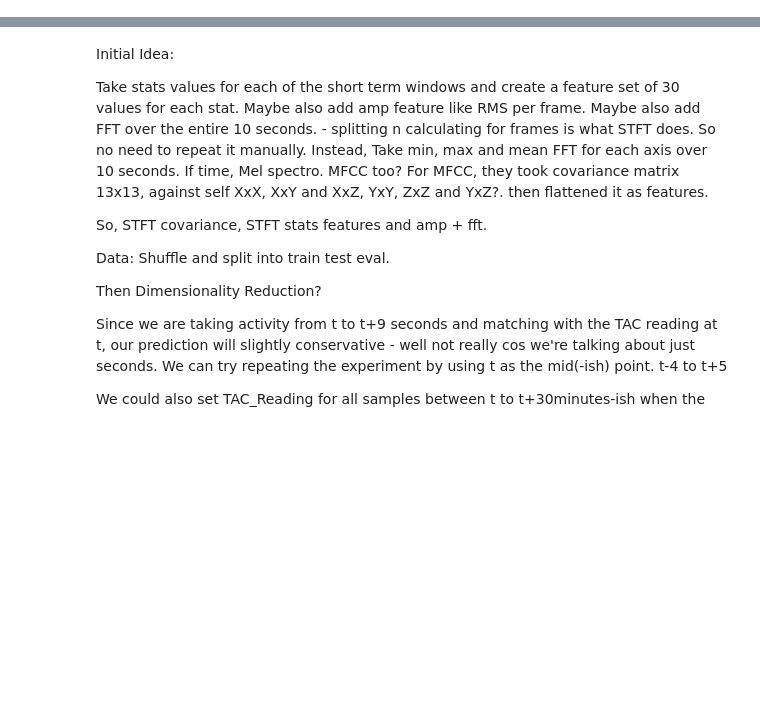
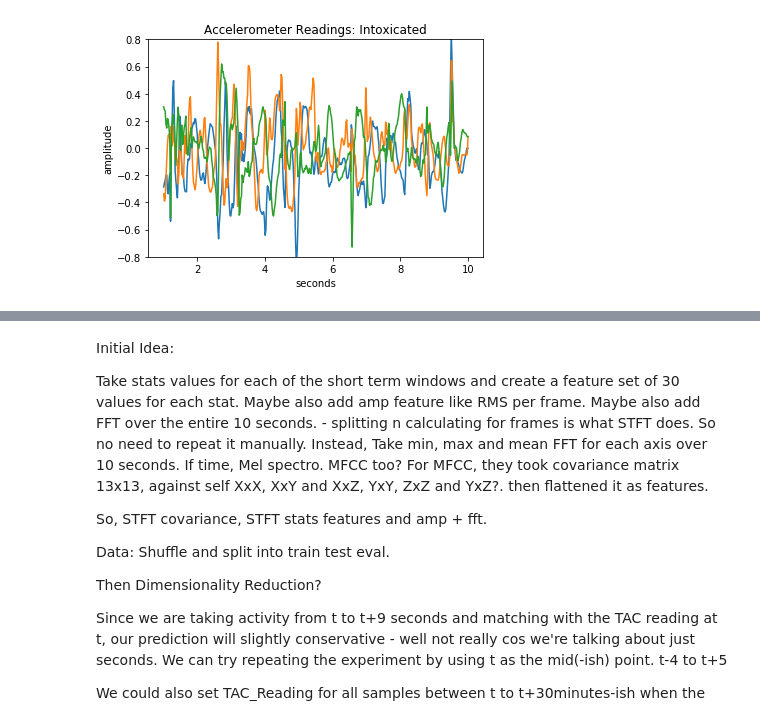
Before and after one commit to neo-anderson/TACPrediction, a Jupyter notebook: Analysis.ipynb, the cells around one changed output, grey strips where cells are left out. Saved outputs shown, nothing was run; the diff lists cells and outputs as text; code cells hidden in the pictures; blank space fills up the shorter version.

```diff
--- a/Analysis.ipynb
+++ b/Analysis.ipynb
@@ -423,0 +101,7 @@ for start, end in zip(start_times, end_times):
+# %%
+x = acc1[acc1.TAC_Reading == np.sort(acc1.TAC_Reading.unique())[::-1][6]]
+start, end = x.timestamp.iloc[0], x.timestamp.iloc[0]+9
+max_tac_df = acc1[(start <= acc1.timestamp) & (acc1.timestamp <= end)]
+plot_series(max_tac_df, "Intoxicated")
+# %% [output]
+[figure, added]
```
Also changed, not shown: parts of 82 cells of this notebook.
